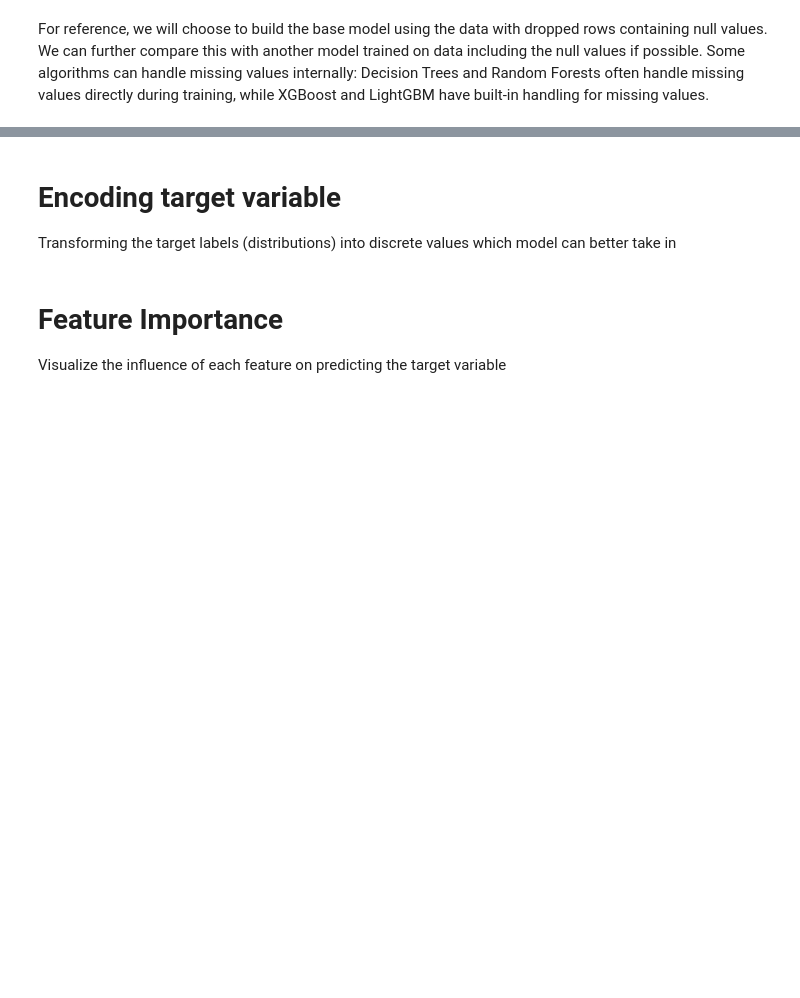
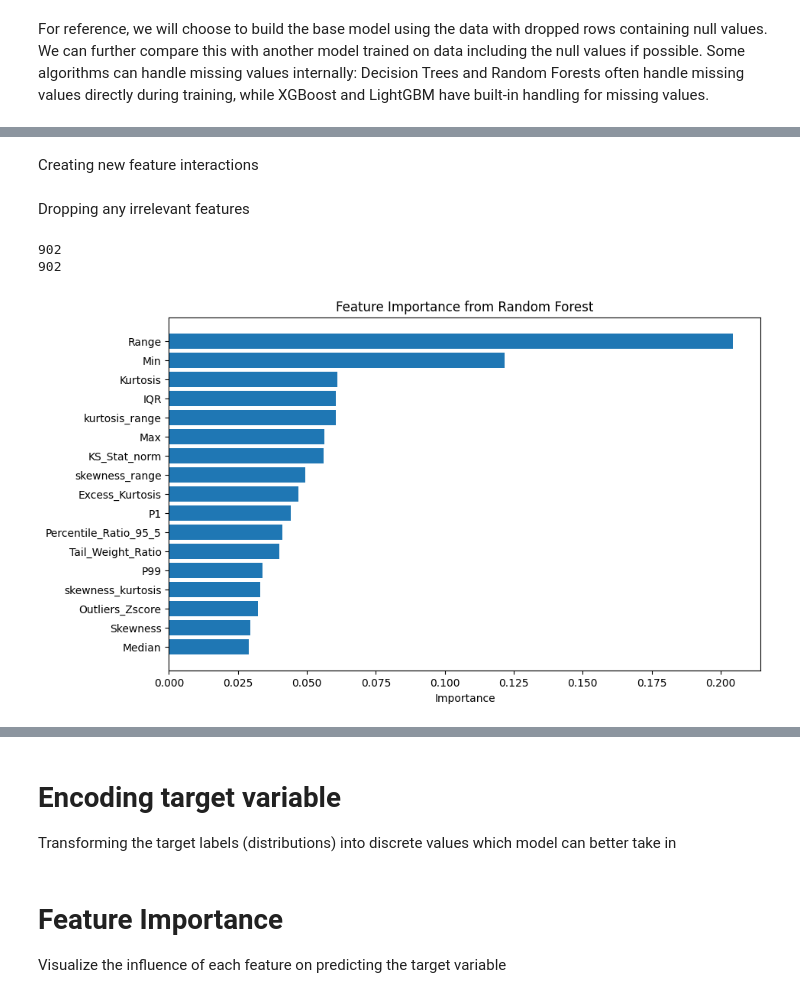
Before and after one commit to chan-cee/wafers, a Jupyter notebook: Luna Preprocessing.ipynb, the cells around one changed output, grey strips where cells are left out. Drawn from its saved outputs; the diff is of its cells as text; code cells hidden in the pictures; blank space fills up the shorter version.

Commit message:
Added more modelling attempts and feature testing

```diff
--- a/Luna Preprocessing.ipynb
+++ b/Luna Preprocessing.ipynb
@@ -484,0 +496,51 @@ Some algorithms can handle missing values internally: Decision Trees and Random
+# %% [markdown]
+Creating new feature interactions
+# %%
+test = df_final_yk_nonull.copy()
+
+test['skewness_kurtosis'] = test['Skewness'] * test['Kurtosis']
+# test['mean_median_ratio'] = test['Mean'] / test['Median'] #uesless
+# test['mean_std_dev'] = test['Mean'] * test['Std_Dev'] #useless
+test['skewness_range'] = test['Skewness'] * test['Range']
+test['kurtosis_range'] = test['Kurtosis'] * test['Range']
+# %% [markdown]
+Dropping any irrelevant features
+# %%
+test = test.drop(['Outliers_IQR', 'Mean', 'KS_P_value_norm', 'Std_Dev'], axis=1)
+# %%
+from sklearn.preprocessing import LabelEncoder
+
+# dropping rows in case new features create any null values
+print(test.shape[0])
+test = test.dropna() #only 1 row is dropped
+print(test.shape[0])
+
+label_encoder = LabelEncoder()
+y_encoded_test = label_encoder.fit_transform(test['Target'])
+# %% [output]
+902
+902
+# %%
+columns_to_drop = ['Target', 'Name', 'Distribution Type']
+X = test.drop(columns=columns_to_drop)  # Features
+y = y_encoded_test
+
+from sklearn.ensemble import RandomForestClassifier
+model = RandomForestClassifier()
+model.fit(X, y)
+
+importances = model.feature_importances_
+
+importance_df = pd.DataFrame({
+    'Feature': X.columns,
+    'Importance': importances
+}).sort_values(by='Importance', ascending=True)
+
+import matplotlib.pyplot as plt
+plt.figure(figsize=(10, 6))
+plt.barh(importance_df['Feature'], importance_df['Importance'])
+plt.xlabel('Importance')
+plt.title('Feature Importance from Random Forest')
+plt.show()
+# %% [output]
+[figure, added]
```
Also changed, not shown: parts of 8 cells of this notebook, 2 other files.
